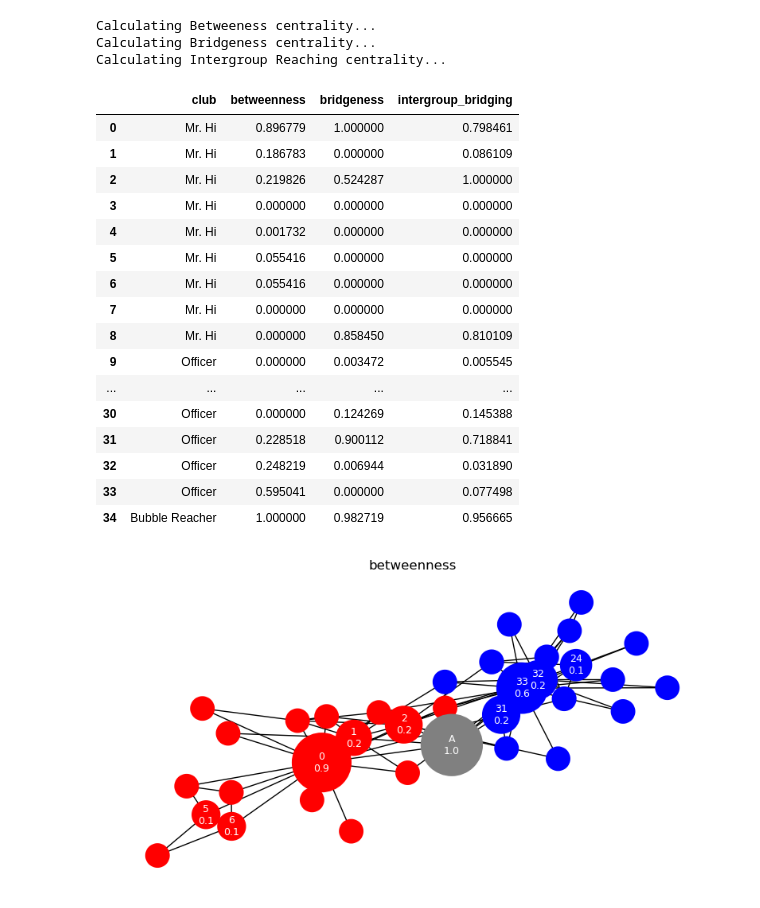
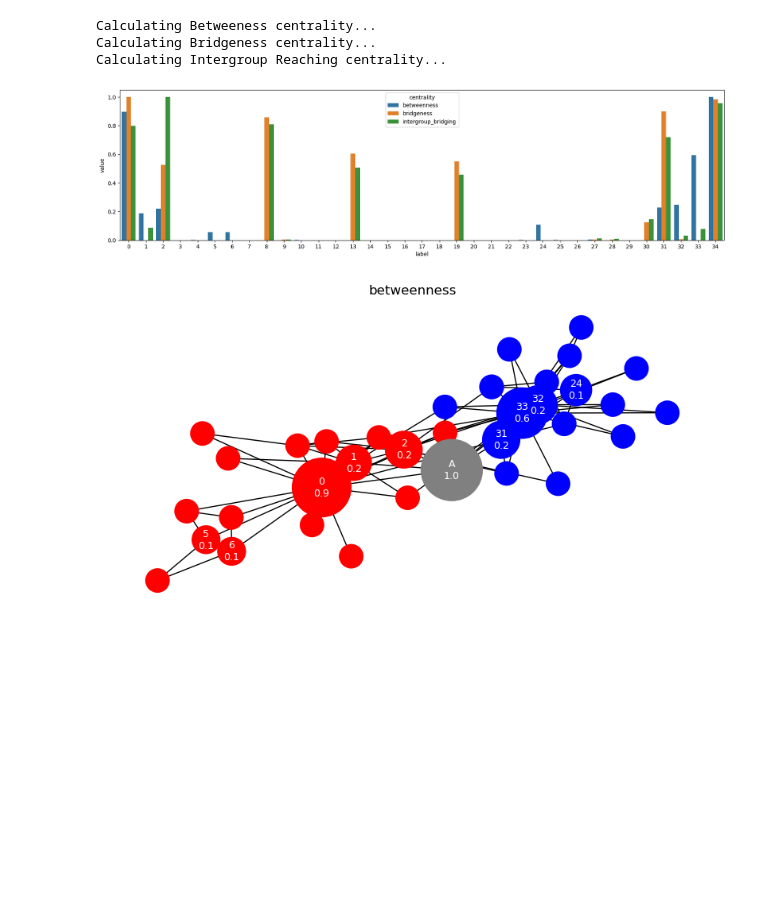
Before and after one commit to jordankobellarz/intergroup-bridging, a Jupyter notebook: centralities_comparison.ipynb, the cells around one changed output. Cells and saved outputs as stored; diff of their text form; code cells hidden in the pictures; blank space fills up the shorter version.

```diff
--- a/centralities_comparison.ipynb
+++ b/centralities_comparison.ipynb
@@ -223,26 +237,11 @@ Calculating Bridgeness centrality...
 Calculating Intergroup Reaching centrality...
 # %%
 df = graph_to_dataframe(G)
-# %%
-df
-# %% [output]
-|  | club | betweenness | bridgeness | intergroup_bridging |
-| 0 | Mr. Hi | 0.896779 | 1.000000 | 0.798461 |
-| 1 | Mr. Hi | 0.186783 | 0.000000 | 0.086109 |
-| 2 | Mr. Hi | 0.219826 | 0.524287 | 1.000000 |
-| 3 | Mr. Hi | 0.000000 | 0.000000 | 0.000000 |
-| 4 | Mr. Hi | 0.001732 | 0.000000 | 0.000000 |
-| 5 | Mr. Hi | 0.055416 | 0.000000 | 0.000000 |
-| 6 | Mr. Hi | 0.055416 | 0.000000 | 0.000000 |
-| 7 | Mr. Hi | 0.000000 | 0.000000 | 0.000000 |
-| 8 | Mr. Hi | 0.000000 | 0.858450 | 0.810109 |
-| 9 | Officer | 0.000000 | 0.003472 | 0.005545 |
-| ... | ... | ... | ... | ... |
-| 30 | Officer | 0.000000 | 0.124269 | 0.145388 |
-| 31 | Officer | 0.228518 | 0.900112 | 0.718841 |
-| 32 | Officer | 0.248219 | 0.006944 | 0.031890 |
-| 33 | Officer | 0.595041 | 0.000000 | 0.077498 |
-| 34 | Bubble Reacher | 1.000000 | 0.982719 | 0.956665 |
+# %%
+df['label'] = df.index
+centralities_bar_plot(df, width=20)
+# %% [output]
+[figure, added]
 # %%
 for centrality in ['betweenness', 'bridgeness', 'intergroup_bridging']:
     plot_network(G, color_attr='club', color_attr_map=club_to_color, size_attr=centrality, node_base_size=150, spring_layout_k=0.5, font_size=9, hide_label_threshould=0.1)
```
Also changed, not shown: parts of 3 cells of this notebook, 1 other file.
